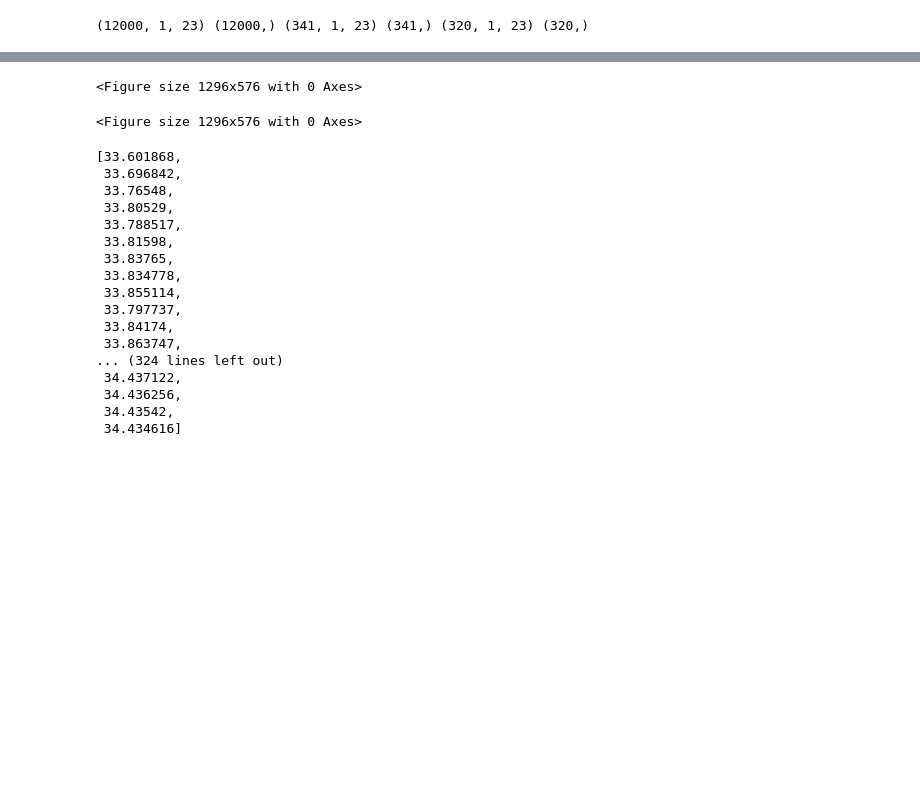
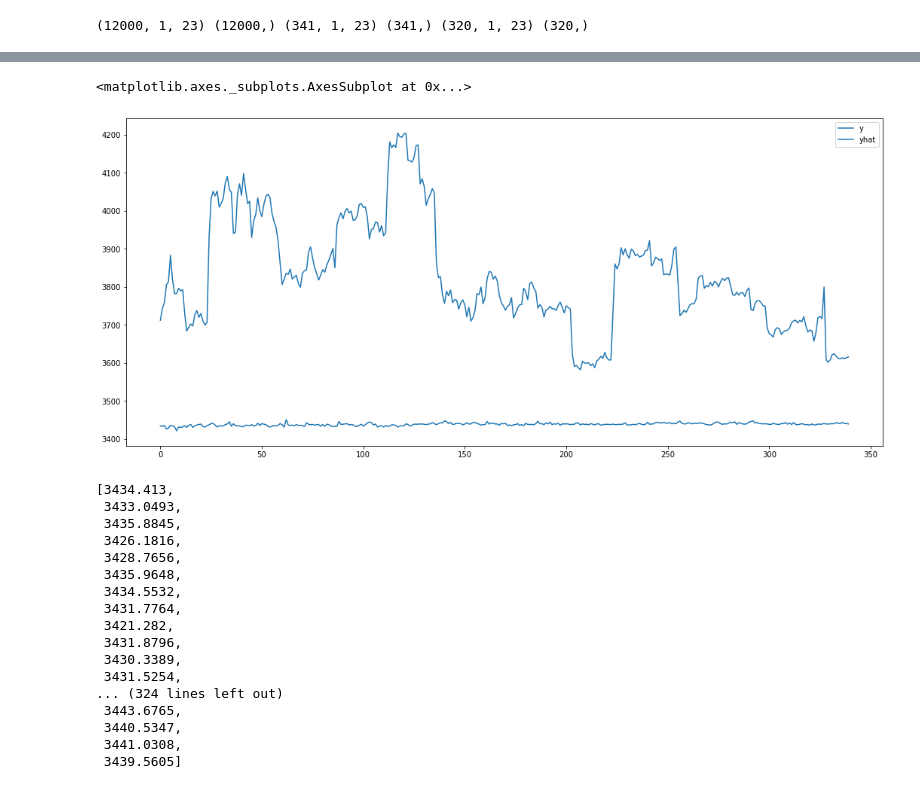
Before and after one commit to MohammadBakir/Bitcoin-Price-Prediction, a Jupyter notebook: time_series/time_series_models.ipynb, the cells around one changed output, grey strips where cells are left out. Saved outputs shown, nothing was run; the diff lists cells and outputs as text; code cells hidden in the pictures; blank space fills up the shorter version.

```diff
--- a/time_series/time_series_models.ipynb
+++ b/time_series/time_series_models.ipynb
@@ -308,24 +313,24 @@ print(train_X.shape, train_y.shape,val_X.shape, val_y.shape ,test_X.shape, test_
 # %%
-# # drop columns we don't want to predict
-# y = reframed_2.iloc[:,-11].values
-# X = reframed_2.drop('var1(t)', axis =1).values
-# # split into train and test sets
+# drop columns we don't want to predict
+y = reframed_2.iloc[:,-12].values
+X = reframed_2.drop('var1(t)', axis =1).values
+# split into train and test sets
 
-# n_train_hours = 12000
-# n_test_hours = 320
-# train_X = X[:n_train_hours,:]
-# train_y = y[:n_train_hours]
+n_train_hours = 12000
+n_test_hours = 320
+train_X = X[:n_train_hours,:]
+train_y = y[:n_train_hours]
 
-# val_X= X[n_train_hours:-n_test_hours,]
-# val_y= y[n_train_hours:-n_test_hours]
+val_X= X[n_train_hours:-n_test_hours,]
+val_y= y[n_train_hours:-n_test_hours]
 
-# test_X = X[-n_test_hours:,:]
-# test_y = y[-n_test_hours:]
+test_X = X[-n_test_hours:,:]
+test_y = y[-n_test_hours:]
 
 
 
-# # reshape input to be 3D [samples, timesteps, features]
-# train_X = train_X.reshape((train_X.shape[0], 1, train_X.shape[1]))
-# val_X = val_X.reshape((val_X.shape[0], 1, val_X.shape[1]))
-# test_X = test_X.reshape((test_X.shape[0], 1, test_X.shape[1]))
-# print(train_X.shape, train_y.shape,val_X.shape, val_y.shape ,test_X.shape, test_y.shape)
+# reshape input to be 3D [samples, timesteps, features]
+train_X = train_X.reshape((train_X.shape[0], 1, train_X.shape[1]))
+val_X = val_X.reshape((val_X.shape[0], 1, val_X.shape[1]))
+test_X = test_X.reshape((test_X.shape[0], 1, test_X.shape[1]))
+print(train_X.shape, train_y.shape,val_X.shape, val_y.shape ,test_X.shape, test_y.shape)
@@ -380,7 +392,7 @@ def make_refitting_window(model, train_x, train_y, test_x, test_y):
         le = len(test_y) + 1
         train_y = np.concatenate((train_y, (test_y[i].reshape(1 ,))))
         predict_test = pred_Y_test[-1,-1]
-        actual_test = train_x[-1,-1]
+        actual_test = train_y[-1]
         predictions_test.append(predict_test)
         actuals_test.append(actual_test)
 
@@ -409,30 +421,30 @@ Epoch 2/2
 # %%
 plt.figure(figsize=(18,8))
-# sns.lineplot(data=res[1])
-# sns.lineplot(data=res[0])
+sns.lineplot(data=pd.DataFrame({'y' : res[1]}))
+sns.lineplot(data=pd.DataFrame({'yhat' : res[0]}))
 # %% [output]
-<Figure size 1296x576 with 0 Axes>
+<matplotlib.axes._subplots.AxesSubplot at 0x...>
-<Figure size 1296x576 with 0 Axes>
+[figure, added]
 # %%
 res[0]
 # %% [output]
-[33.601868,
- 33.696842,
- 33.76548,
- 33.80529,
- 33.788517,
- 33.81598,
- 33.83765,
- 33.834778,
- 33.855114,
- 33.797737,
- 33.84174,
- 33.863747,
+[3434.413,
+ 3433.0493,
+ 3435.8845,
+ 3426.1816,
+ 3428.7656,
+ 3435.9648,
+ 3434.5532,
+ 3431.7764,
+ 3421.282,
+ 3431.8796,
+ 3430.3389,
+ 3431.5254,
 ... (324 lines left out)
- 34.437122,
- 34.436256,
- 34.43542,
- 34.434616]
+ 3443.6765,
+ 3440.5347,
+ 3441.0308,
+ 3439.5605]
 # %%
 res[1]
 # %% [output]
```
Also changed, not shown: parts of 12 cells of this notebook.
